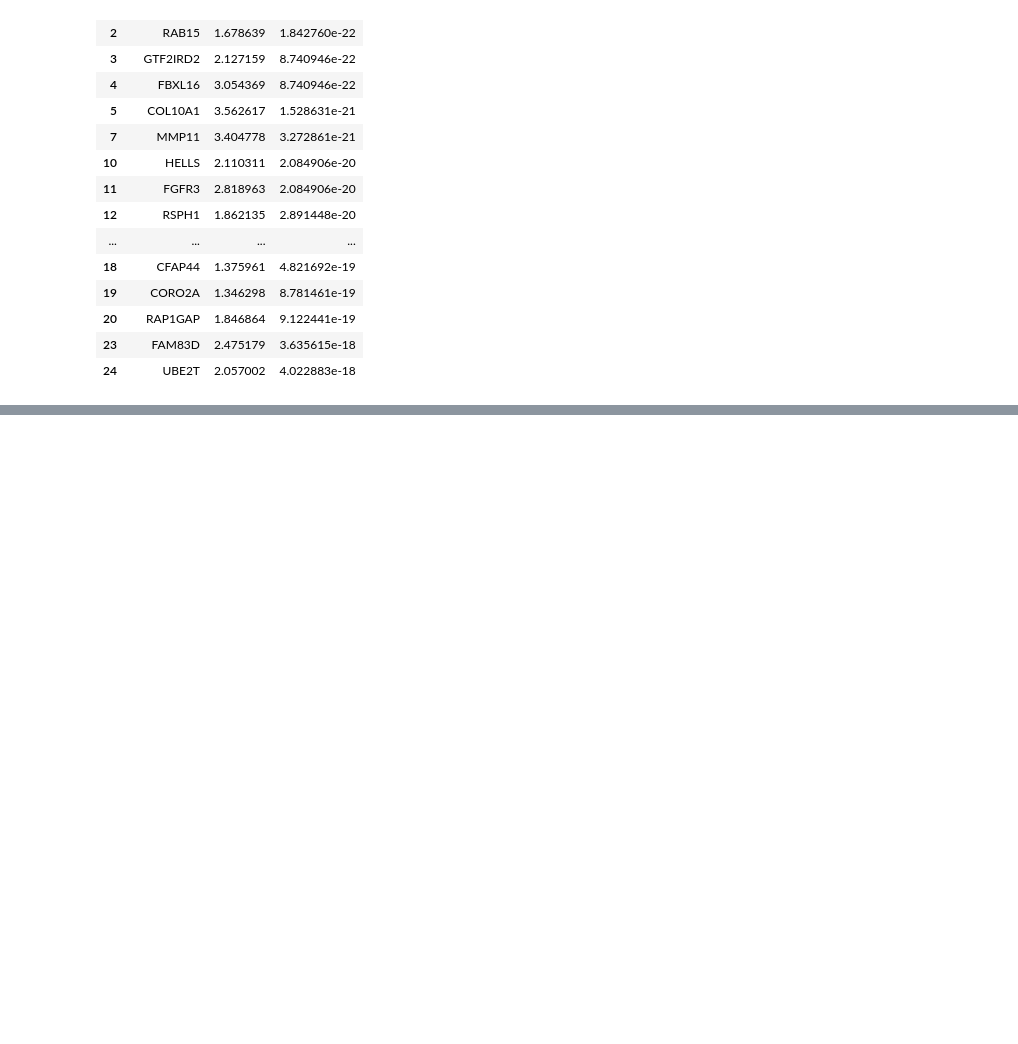
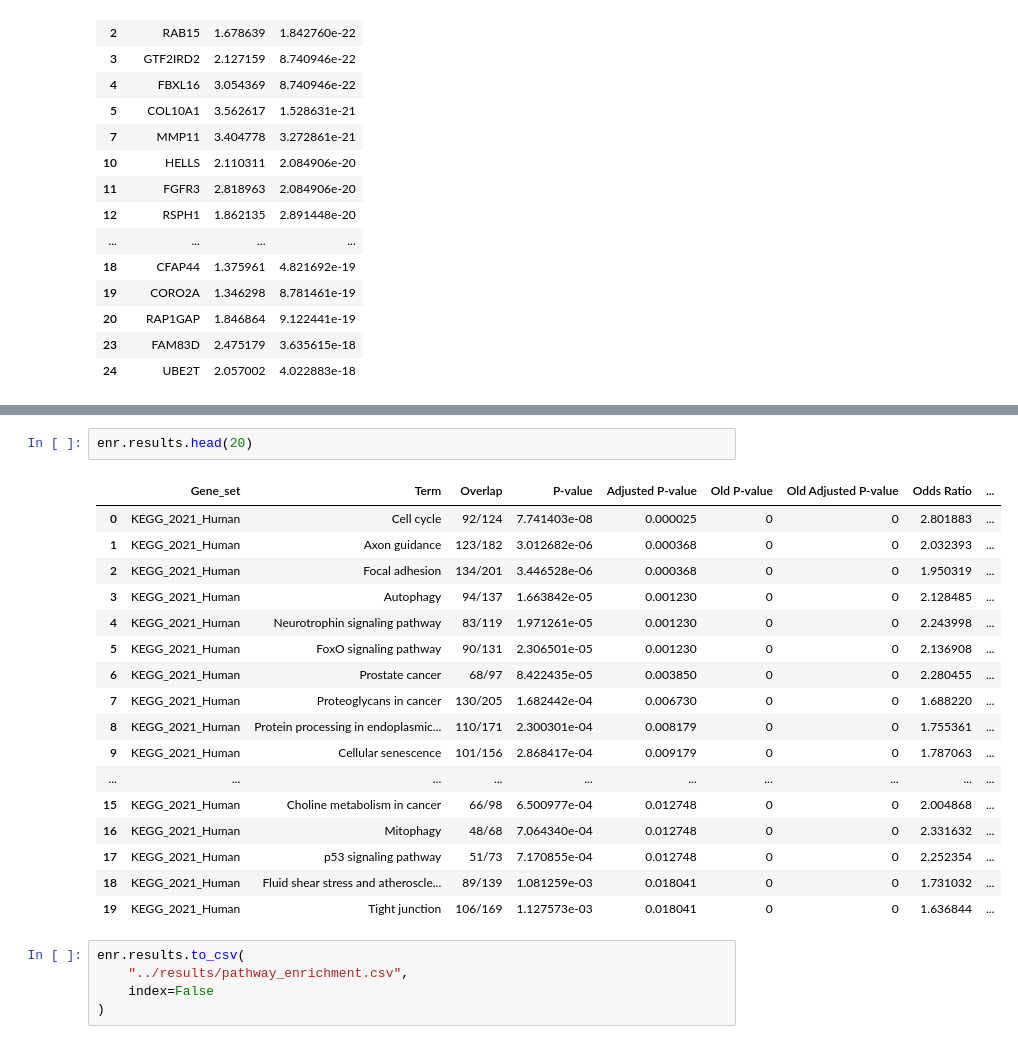
Before and after one commit to himanshutha843-sys/Cancer-gene-expression-Analysis, a Jupyter notebook: notebooks/02_Gene_Annotation_and_Biomarker_Discovery.ipynb, the cells around one changed output, grey strips where cells are left out. Cells and saved outputs as stored; diff of their text form; blank space fills up the shorter version.

```diff
--- a/notebooks/02_Gene_Annotation_and_Biomarker_Discovery.ipynb
+++ b/notebooks/02_Gene_Annotation_and_Biomarker_Discovery.ipynb
@@ -338,0 +374,25 @@ top20[["Gene symbol","logFC","adj_p"]]
+# %%
+enr.results.head(20)
+# %% [output]
+|  | Gene_set | Term | Overlap | P-value | Adjusted P-value | Old P-value | Old Adjusted P-value | Odds Ratio | ... |
+| 0 | KEGG_2021_Human | Cell cycle | 92/124 | 7.741403e-08 | 0.000025 | 0 | 0 | 2.801883 | ... |
+| 1 | KEGG_2021_Human | Axon guidance | 123/182 | 3.012682e-06 | 0.000368 | 0 | 0 | 2.032393 | ... |
+| 2 | KEGG_2021_Human | Focal adhesion | 134/201 | 3.446528e-06 | 0.000368 | 0 | 0 | 1.950319 | ... |
+| 3 | KEGG_2021_Human | Autophagy | 94/137 | 1.663842e-05 | 0.001230 | 0 | 0 | 2.128485 | ... |
+| 4 | KEGG_2021_Human | Neurotrophin signaling pathway | 83/119 | 1.971261e-05 | 0.001230 | 0 | 0 | 2.243998 | ... |
+| 5 | KEGG_2021_Human | FoxO signaling pathway | 90/131 | 2.306501e-05 | 0.001230 | 0 | 0 | 2.136908 | ... |
+| 6 | KEGG_2021_Human | Prostate cancer | 68/97 | 8.422435e-05 | 0.003850 | 0 | 0 | 2.280455 | ... |
+| 7 | KEGG_2021_Human | Proteoglycans in cancer | 130/205 | 1.682442e-04 | 0.006730 | 0 | 0 | 1.688220 | ... |
+| 8 | KEGG_2021_Human | Protein processing in endoplasmic... | 110/171 | 2.300301e-04 | 0.008179 | 0 | 0 | 1.755361 | ... |
+| 9 | KEGG_2021_Human | Cellular senescence | 101/156 | 2.868417e-04 | 0.009179 | 0 | 0 | 1.787063 | ... |
+| ... | ... | ... | ... | ... | ... | ... | ... | ... | ... |
+| 15 | KEGG_2021_Human | Choline metabolism in cancer | 66/98 | 6.500977e-04 | 0.012748 | 0 | 0 | 2.004868 | ... |
+| 16 | KEGG_2021_Human | Mitophagy | 48/68 | 7.064340e-04 | 0.012748 | 0 | 0 | 2.331632 | ... |
+| 17 | KEGG_2021_Human | p53 signaling pathway | 51/73 | 7.170855e-04 | 0.012748 | 0 | 0 | 2.252354 | ... |
+| 18 | KEGG_2021_Human | Fluid shear stress and atheroscle... | 89/139 | 1.081259e-03 | 0.018041 | 0 | 0 | 1.731032 | ... |
+| 19 | KEGG_2021_Human | Tight junction | 106/169 | 1.127573e-03 | 0.018041 | 0 | 0 | 1.636844 | ... |
+# %%
+enr.results.to_csv(
+    "../results/pathway_enrichment.csv",
+    index=False
+)
```
Also changed, not shown: parts of 6 cells of this notebook, 9 other files.
